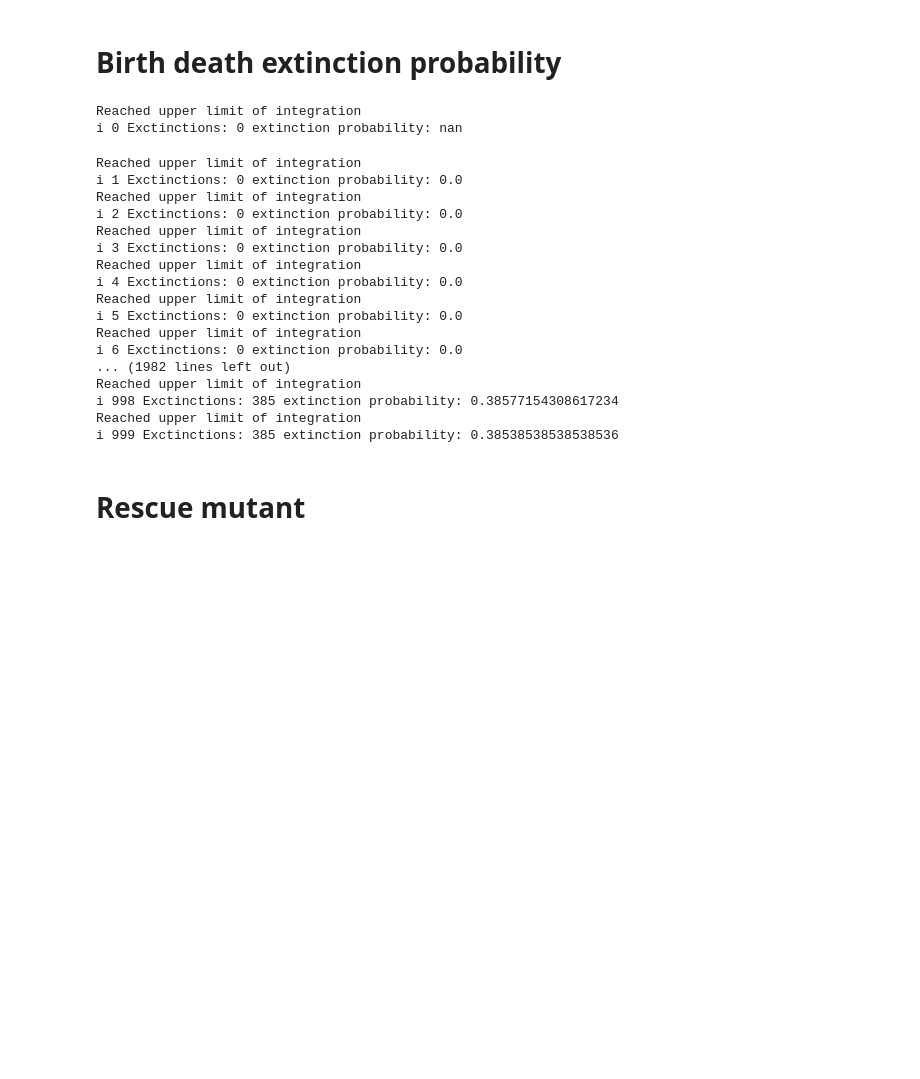
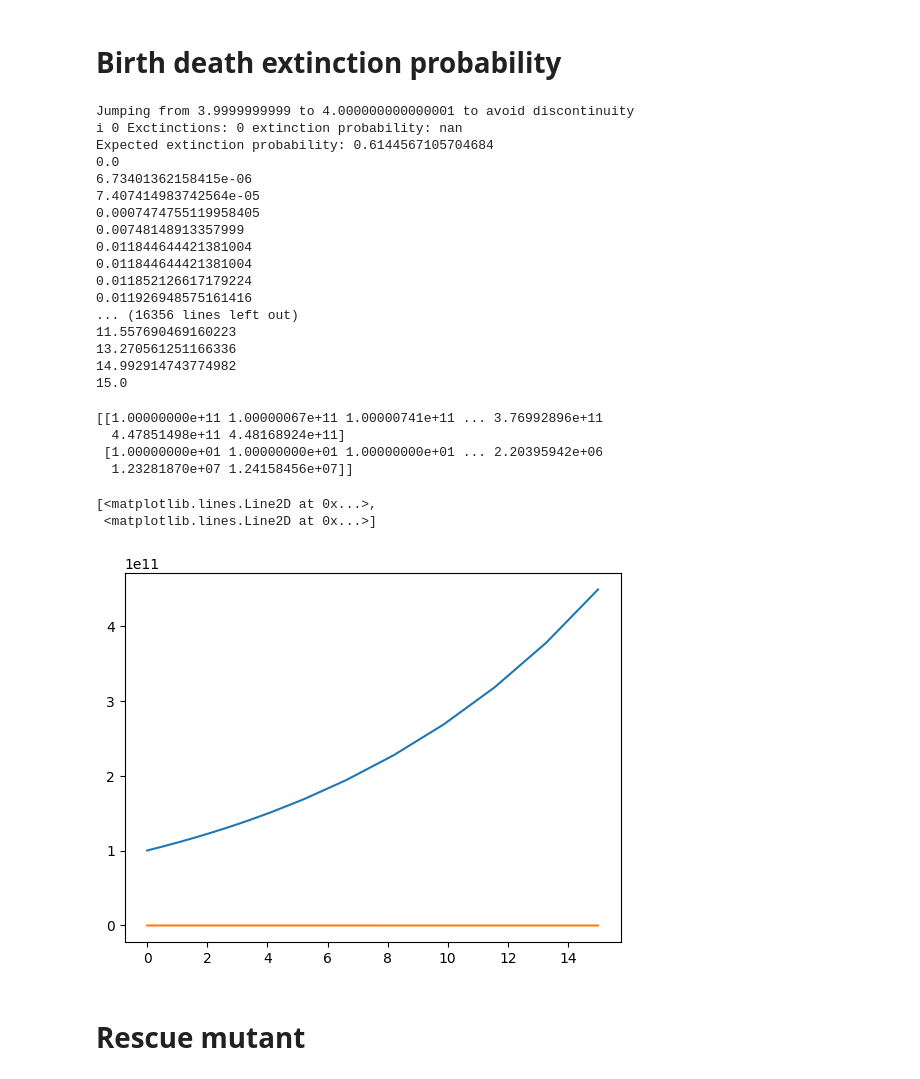
Before and after one commit to tanderson11/hybrid, a Jupyter notebook: RoundingWoes.ipynb, the cells around one changed output. Cells and saved outputs as stored; diff of their text form; code cells hidden in the pictures; blank space fills up the shorter version.

Commit message:
Working hybrid dynamics simulation. [TODO: stop when deterministic becomes stochastic. Poisson virions.]

```diff
--- a/RoundingWoes.ipynb
+++ b/RoundingWoes.ipynb
@@ -266,31 +31,43 @@ def birth_death_rate_constants(t):
 
 extinctions = 0
 for i in range(1000):
-    result = forward_time(y0, [0, 15.0], lambda p: partition_by_threshold(p, 1000), birth_death_rate_constants, N, rate_involvement_matrix, rng)
+    result = hybrid.forward_time(y0, [0, 15.0], lambda p: hybrid.partition_by_threshold(p, 1000), birth_death_rate_constants, N, rate_involvement_matrix, rng, discontinuities=[4.0])
     extinctions += result.y[-1] == 0.0
     print("i", i, "Exctinctions:", extinctions, "extinction probability:", extinctions/i)
+    break
 print("Expected extinction probability:", 1-(1/(birth_rate/death_rate))**initial_pop)
 # expect 38.5%
 # %% [output]
-Reached upper limit of integration
+Jumping from 3.9999999999 to 4.000000000000001 to avoid discontinuity
 i 0 Exctinctions: 0 extinction probability: nan
+Expected extinction probability: 0.6144567105704684
+0.0
+6.73401362158415e-06
+7.407414983742564e-05
+0.0007474755119958405
+0.00748148913357999
+0.011844644421381004
+0.011844644421381004
+0.011852126617179224
+0.011926948575161416
+... (16356 lines left out)
+11.557690469160223
+13.270561251166336
+14.992914743774982
+15.0
-Reached upper limit of integration
-i 1 Exctinctions: 0 extinction probability: 0.0
-Reached upper limit of integration
-i 2 Exctinctions: 0 extinction probability: 0.0
-Reached upper limit of integration
-i 3 Exctinctions: 0 extinction probability: 0.0
-Reached upper limit of integration
-i 4 Exctinctions: 0 extinction probability: 0.0
-Reached upper limit of integration
-i 5 Exctinctions: 0 extinction probability: 0.0
-Reached upper limit of integration
-i 6 Exctinctions: 0 extinction probability: 0.0
-... (1982 lines left out)
-Reached upper limit of integration
-i 998 Exctinctions: 385 extinction probability: 0.38577154308617234
-Reached upper limit of integration
-i 999 Exctinctions: 385 extinction probability: 0.38538538538538536
+# %%
+print(result.y_history)
+import matplotlib.pyplot as plt
+
+plt.plot(result.t_history, result.y_history.T)
+# %% [output]
+[[1.00000000e+11 1.00000067e+11 1.00000741e+11 ... 3.76992896e+11
+  4.47851498e+11 4.48168924e+11]
+ [1.00000000e+01 1.00000000e+01 1.00000000e+01 ... 2.20395942e+06
+  1.23281870e+07 1.24158456e+07]]
+[<matplotlib.lines.Line2D at 0x...>,
+ <matplotlib.lines.Line2D at 0x...>]
+[figure, added]
 # %% [markdown]
 # Rescue mutant
 # %%
```
Also changed, not shown: parts of 4 cells of this notebook, 3 other files.
